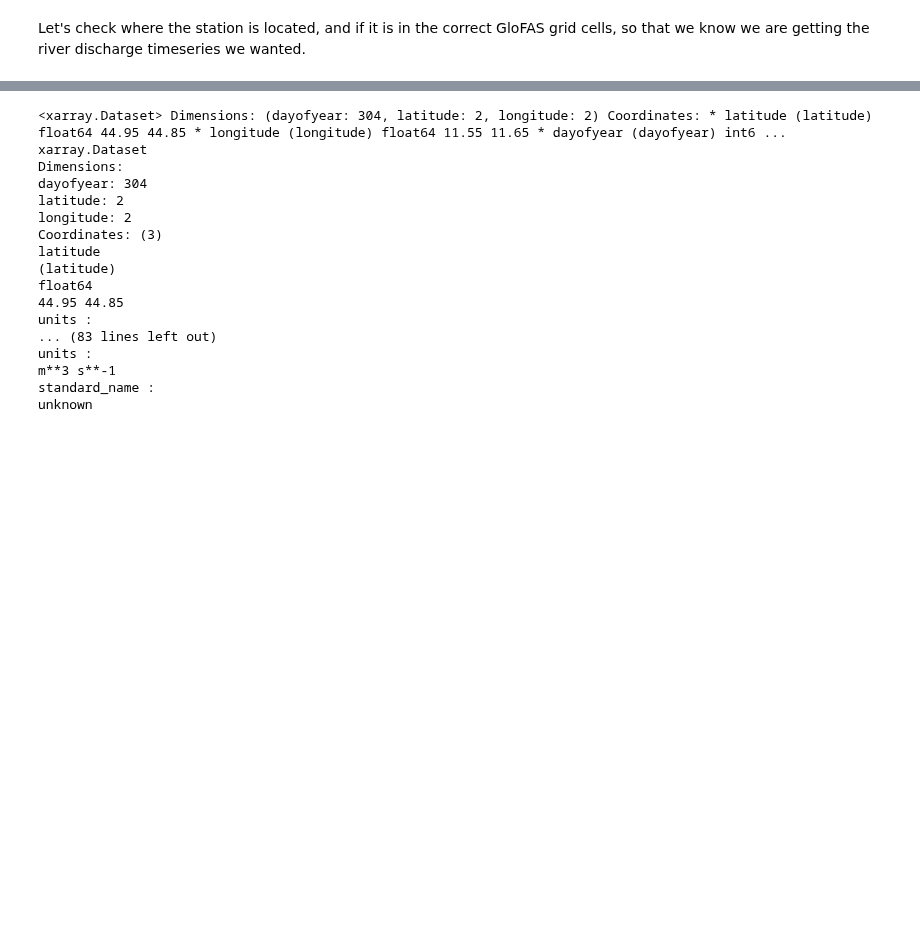
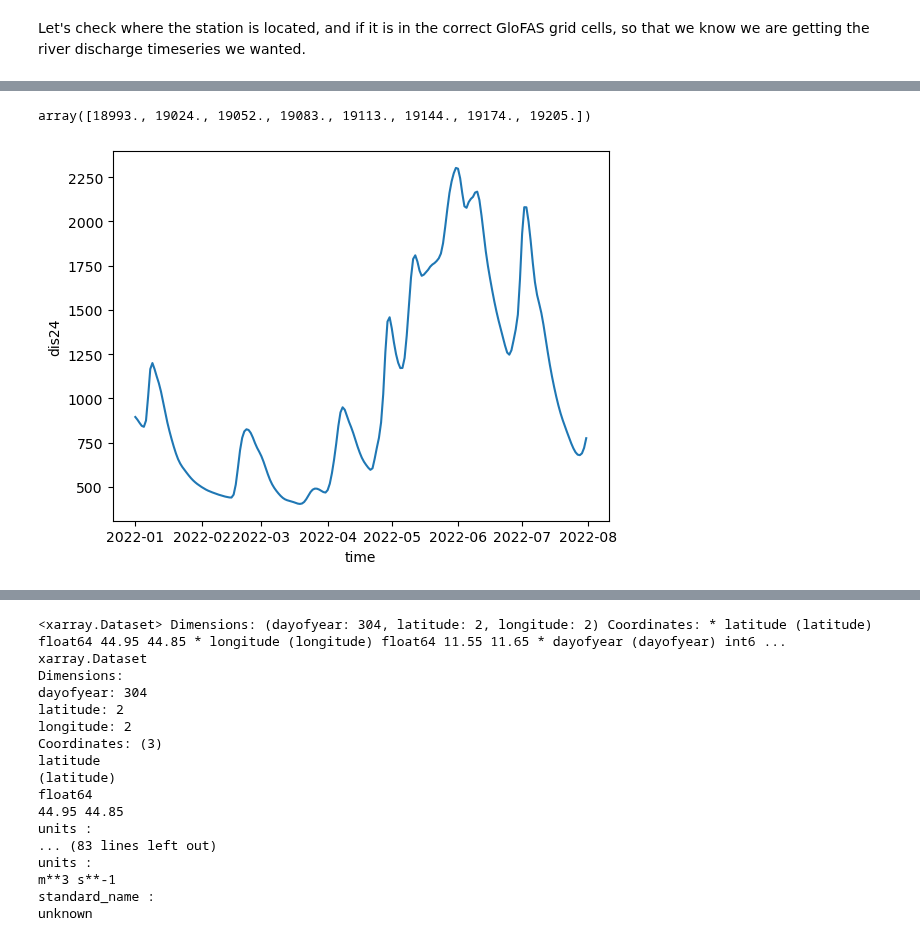
Before and after one commit to iacopoff/climetlab-cems-flood, a Jupyter notebook: docs/source/tutorial/tutorial - Po river summer 2022.ipynb, the cells around one changed output, grey strips where cells are left out. Drawn from its saved outputs; the diff is of its cells as text; code cells hidden in the pictures; blank space fills up the shorter version.

```diff
--- a/docs/source/tutorial/tutorial - Po river summer 2022.ipynb
+++ b/docs/source/tutorial/tutorial - Po river summer 2022.ipynb
@@ -66,0 +42,12 @@ By downloading data from this dataset, you agree to the terms and conditions def
+# %%
+water_balance = cml.load_dataset(
+            'cems-glofas-historical',
+            model='lisflood',
+            product_type='intermediate',
+            system_version='version_3_1',
+            temporal_filter= '2022 01-10 *',
+            variable="river_discharge_in_the_last_24_hours",
+            coords=[ps],
+            # split_on = ['hmonth'],
+            # threads = 6
+        )
@@ -74,0 +104,8 @@ cl = climatology_2000_2021.to_xarray()
+# %%
+wbl = wb.sel(latitude=ps['lat'],longitude=ps['lon'], method="nearest")
+# %%
+dfwb = wbl.to_dataframe().reset_index()
+dfwb.drop(["latitude", "longitude"], axis=1, inplace=True)
+dfwb = dfwb[(dfwb.time.dt.month > 5) & (dfwb.time.dt.month < 10) ]
+# %%
+dfwb['time'] =  pd.DatetimeIndex(dfwb.time)
@@ -74,0 +217,6 @@ cl = climatology_2000_2021.to_xarray()
+# %%
+ax2 = sbn.lineplot(data=dfwb, x="time", y= "dis24")
+ax2.get_xticks()
+# %% [output]
+array([18993., 19024., 19052., 19083., 19113., 19144., 19174., 19205.])
+[figure, added]
```
Also changed, not shown: parts of 64 cells of this notebook, 1 other file.
